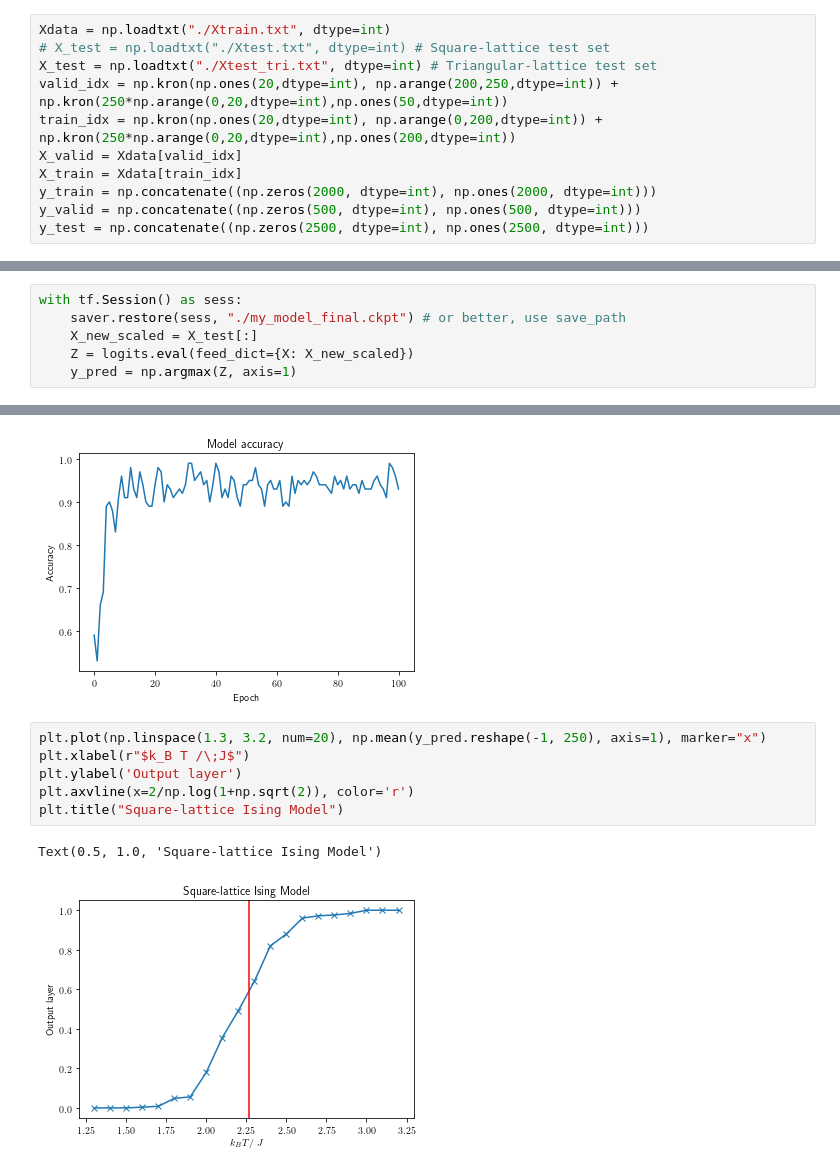
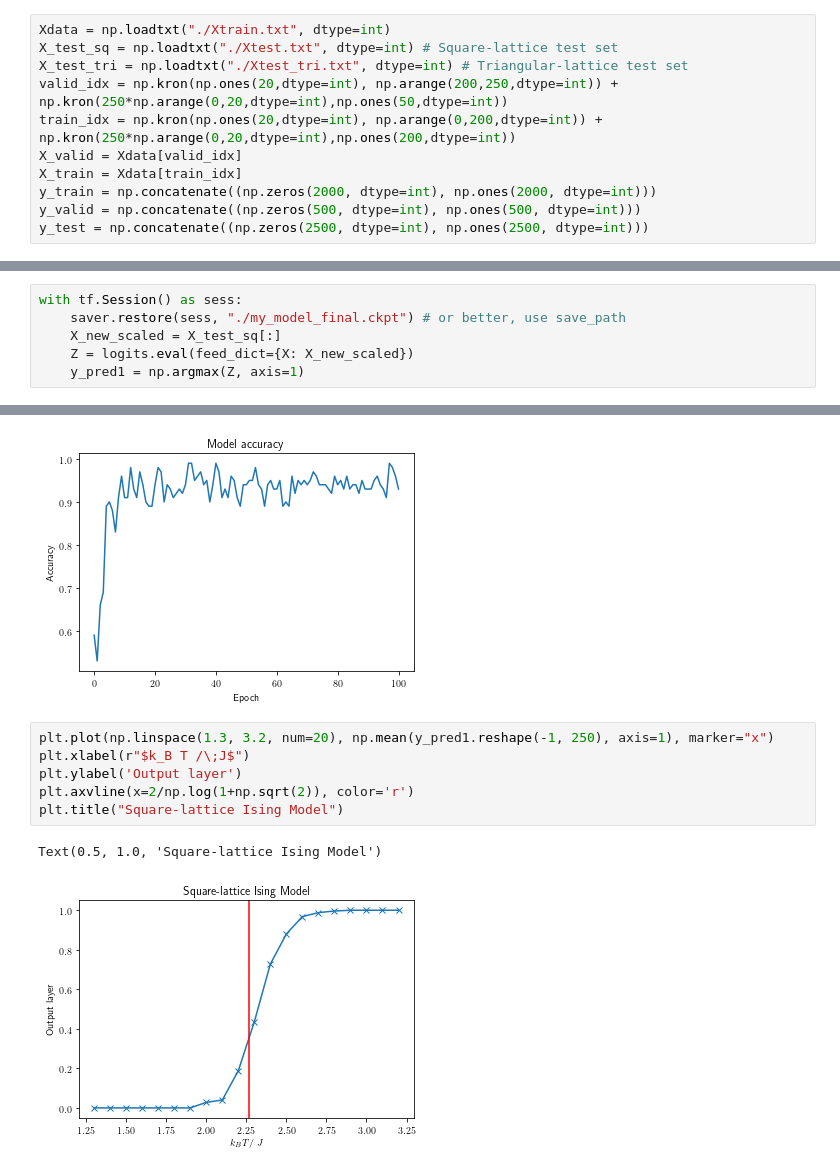
Before and after one commit to couperin123/ShuhaoYeh_Ising_Tensorflow, a Jupyter notebook: Ising_TF.ipynb, the cells around one changed output, grey strips where cells are left out. Drawn from its saved outputs; the diff is of its cells as text.

```diff
--- a/Ising_TF.ipynb
+++ b/Ising_TF.ipynb
@@ -188,8 +188,8 @@ The training set is composed of 200 samples per temperature value, where 20 line
 The validation set is generated in a similar fashion, the only difference is 50 samples are used per temperature value instead of 200. The test set consists of 250 samples per temperature value, using 20 linearly-spaced temperature values. The spin configurations of triangular-lattice Ising model are also generated by Monte Carlo simulations but a different temperature range is used (from 2.7 to 4.6 $J/k_B$, to include the critical temperature of triangular lattice Ising model, which is $4/\ln~3 \approx 3.641 J/k_B$).
 # %%
 Xdata = np.loadtxt("./Xtrain.txt", dtype=int)
-# X_test = np.loadtxt("./Xtest.txt", dtype=int) # Square-lattice test set
-X_test = np.loadtxt("./Xtest_tri.txt", dtype=int) # Triangular-lattice test set
+X_test_sq = np.loadtxt("./Xtest.txt", dtype=int) # Square-lattice test set
+X_test_tri = np.loadtxt("./Xtest_tri.txt", dtype=int) # Triangular-lattice test set
 valid_idx = np.kron(np.ones(20,dtype=int), np.arange(200,250,dtype=int)) + np.kron(250*np.arange(0,20,dtype=int),np.ones(50,dtype=int))
 train_idx = np.kron(np.ones(20,dtype=int), np.arange(0,200,dtype=int)) + np.kron(250*np.arange(0,20,dtype=int),np.ones(200,dtype=int))
 X_valid = Xdata[valid_idx]
@@ -228,9 +228,9 @@ with tf.Session() as sess:
 # %%
 with tf.Session() as sess:
     saver.restore(sess, "./my_model_final.ckpt") # or better, use save_path
-    X_new_scaled = X_test[:]
+    X_new_scaled = X_test_sq[:]
     Z = logits.eval(feed_dict={X: X_new_scaled})
-    y_pred = np.argmax(Z, axis=1)
+    y_pred1 = np.argmax(Z, axis=1)
 # %% [output]
 INFO:tensorflow:Restoring parameters from ./my_model_final.ckpt
 # %%
@@ -250,11 +250,11 @@ plt.title("Model accuracy")
 Text(0.5, 1.0, 'Model accuracy')
 [figure]
 # %%
-plt.plot(np.linspace(1.3, 3.2, num=20), np.mean(y_pred.reshape(-1, 250), axis=1), marker="x")
+plt.plot(np.linspace(1.3, 3.2, num=20), np.mean(y_pred1.reshape(-1, 250), axis=1), marker="x")
 plt.xlabel(r"$k_B T /\;J$")
 plt.ylabel('Output layer')
 plt.axvline(x=2/np.log(1+np.sqrt(2)), color='r')
 plt.title("Square-lattice Ising Model")
 # %% [output]
 Text(0.5, 1.0, 'Square-lattice Ising Model')
-[figure, old version]
+[figure, new version]
```
Also changed, not shown: parts of 6 cells of this notebook.
